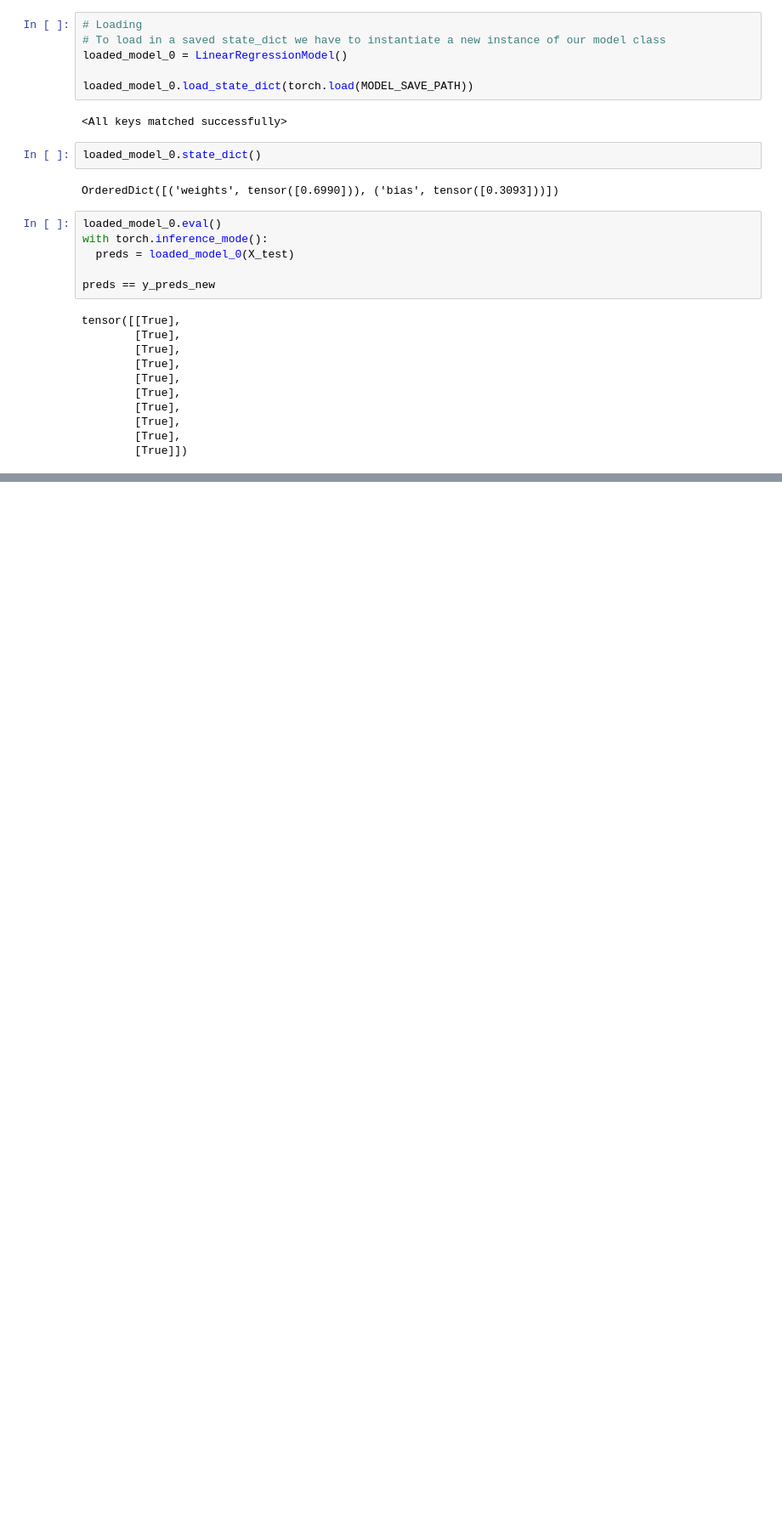
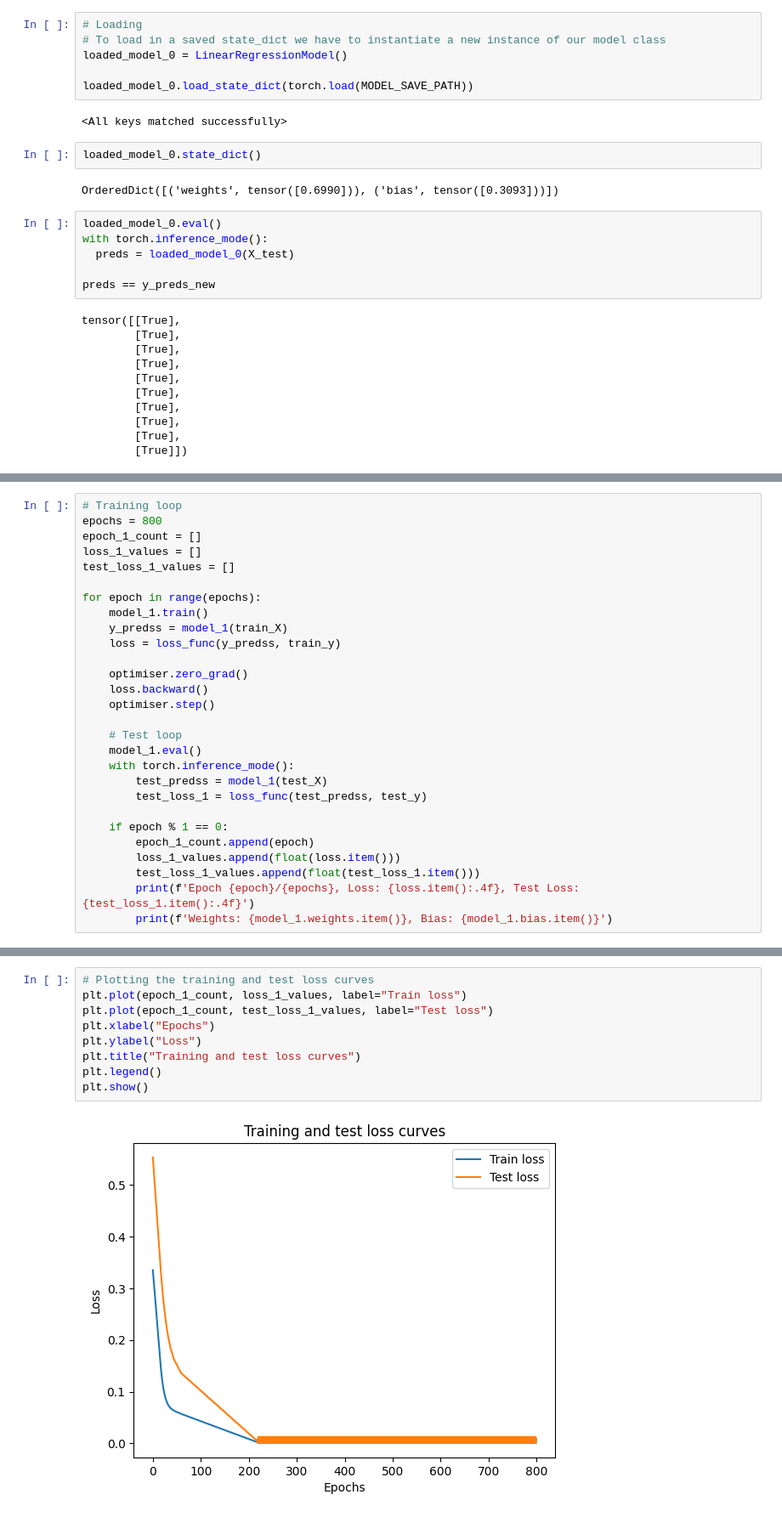
Before and after one commit to Hit07/ML-DL-Torch, a Jupyter notebook: Pytorch_Workflow.ipynb, the cells around one changed output, grey strips where cells are left out. Shown: that part at 85% size. Cells and saved outputs as stored; diff of their text form; blank space fills up the shorter version.

```diff
--- a/Pytorch_Workflow.ipynb
+++ b/Pytorch_Workflow.ipynb
@@ -334,0 +373,28 @@ tensor([[True],
+# %%
+# Training loop
+epochs = 800
+epoch_1_count = []
+loss_1_values = []
+test_loss_1_values = []
+
+for epoch in range(epochs):
+    model_1.train()
+    y_predss = model_1(train_X)
+    loss = loss_func(y_predss, train_y)
+
+    optimiser.zero_grad()
+    loss.backward()
+    optimiser.step()
+
+    # Test loop
+    model_1.eval()
+    with torch.inference_mode():
+        test_predss = model_1(test_X)
+        test_loss_1 = loss_func(test_predss, test_y)
+
+    if epoch % 1 == 0:
+        epoch_1_count.append(epoch)
+        loss_1_values.append(float(loss.item()))
+        test_loss_1_values.append(float(test_loss_1.item()))
+        print(f'Epoch {epoch}/{epochs}, Loss: {loss.item():.4f}, Test Loss: {test_loss_1.item():.4f}')
+        print(f'Weights: {model_1.weights.item()}, Bias: {model_1.bias.item()}')
@@ -334,0 +423,11 @@ tensor([[True],
+# %%
+# Plotting the training and test loss curves
+plt.plot(epoch_1_count, loss_1_values, label="Train loss")
+plt.plot(epoch_1_count, test_loss_1_values, label="Test loss")
+plt.xlabel("Epochs")
+plt.ylabel("Loss")
+plt.title("Training and test loss curves")
+plt.legend()
+plt.show()
+# %% [output]
+[figure, added]
```
Also changed, not shown: parts of 9 cells of this notebook.
